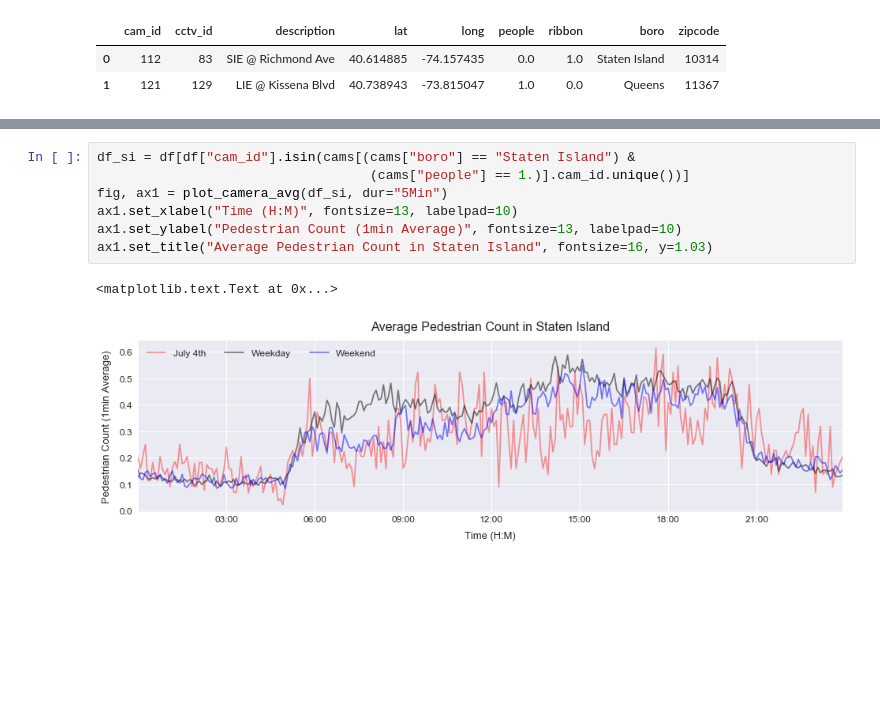
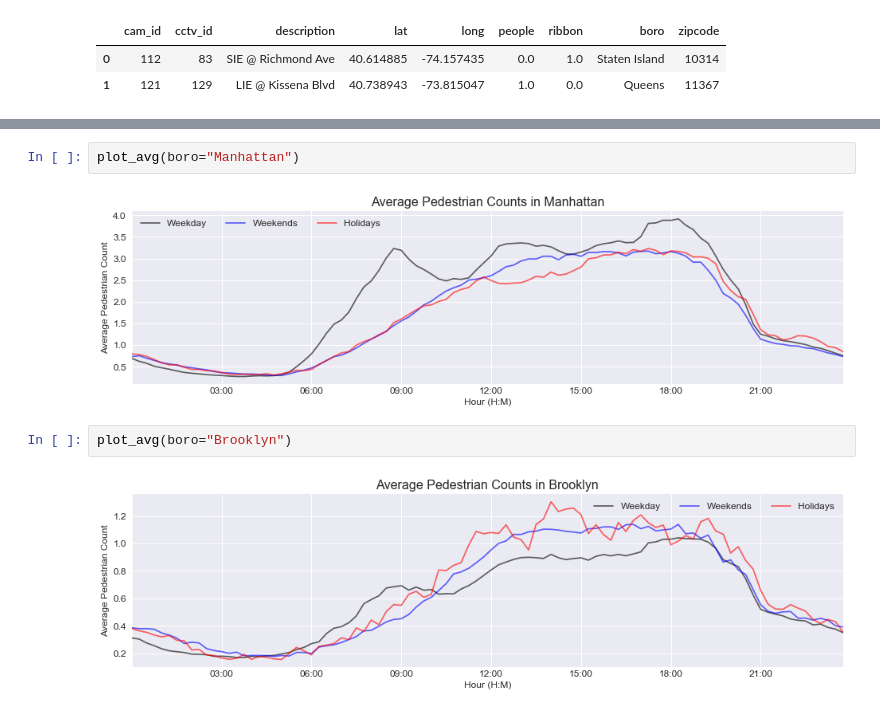
Before and after one commit to basyavasya-honmono/hadive, a Jupyter notebook: notebooks/1.0-JV-Analysis.ipynb, the cells around one changed output, grey strips where cells are left out. Drawn from its saved outputs; the diff is of its cells as text; blank space fills up the shorter version.

```diff
--- a/notebooks/1.0-JV-Analysis.ipynb
+++ b/notebooks/1.0-JV-Analysis.ipynb
@@ -110,10 +95,8 @@ ax1.set_title("Average Pedestrian Count in Bronx", fontsize=16, y=1.03)
-# %%
-df_si = df[df["cam_id"].isin(cams[(cams["boro"] == "Staten Island") &
-                                   (cams["people"] == 1.)].cam_id.unique())]
-fig, ax1 = plot_camera_avg(df_si, dur="5Min")
-ax1.set_xlabel("Time (H:M)", fontsize=13, labelpad=10)
-ax1.set_ylabel("Pedestrian Count (1min Average)", fontsize=13, labelpad=10)
-ax1.set_title("Average Pedestrian Count in Staten Island", fontsize=16, y=1.03)
-# %% [output]
-<matplotlib.text.Text at 0x...>
-[figure, removed]
+# %%
+plot_avg(boro="Manhattan")
+# %% [output]
+[figure, added]
+# %%
+plot_avg(boro="Brooklyn")
+# %% [output]
+[figure, added]
```
Also changed, not shown: parts of 14 cells of this notebook, 2 other files.
